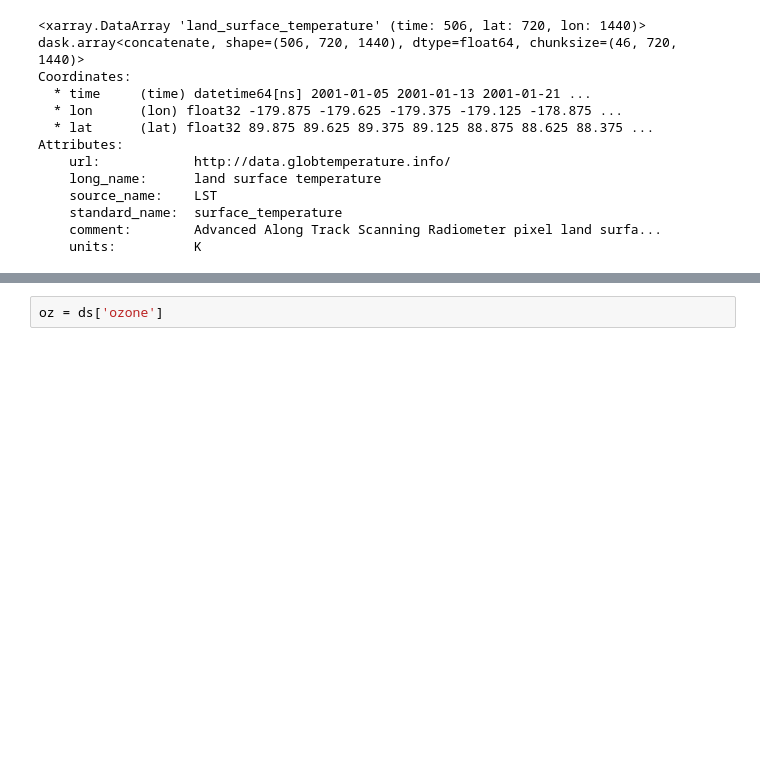
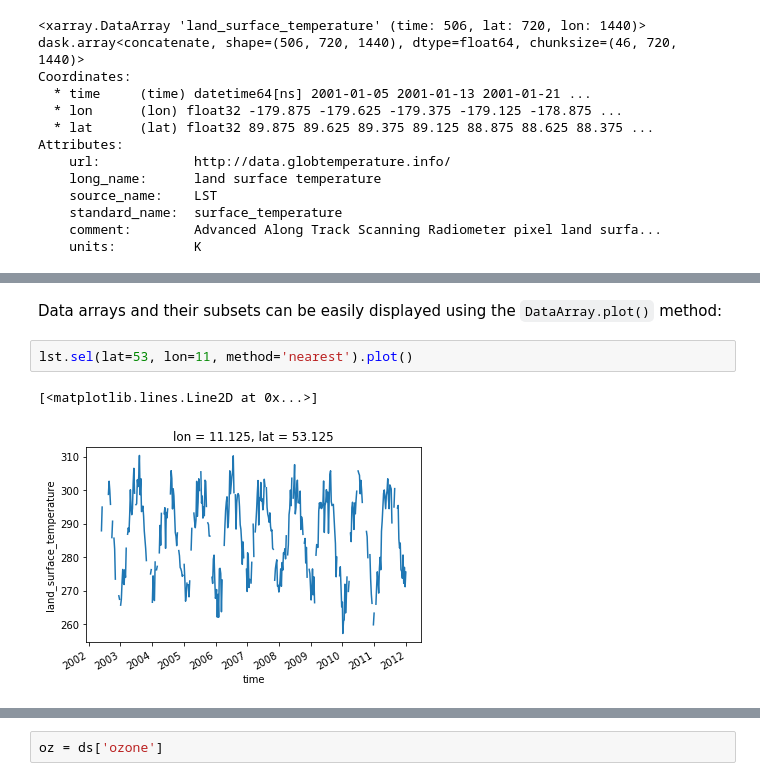
Before and after one commit to esa-esdl/esdl-shared, a Jupyter notebook: notebooks/Python/Python_Data_Access.ipynb, the cells around one changed output, grey strips where cells are left out. Drawn from its saved outputs; the diff is of its cells as text; blank space fills up the shorter version.

```diff
--- a/notebooks/Python/Python_Data_Access.ipynb
+++ b/notebooks/Python/Python_Data_Access.ipynb
@@ -85,0 +94,7 @@ lst[124, :, :].plot()
+# %% [markdown]
+Data arrays and their subsets can be easily displayed using the `DataArray.plot()` method:
+# %%
+lst.sel(lat=53, lon=11, method='nearest').plot()
+# %% [output]
+[<matplotlib.lines.Line2D at 0x...>]
+[figure, added]
```
Also changed, not shown: parts of 17 cells of this notebook.
